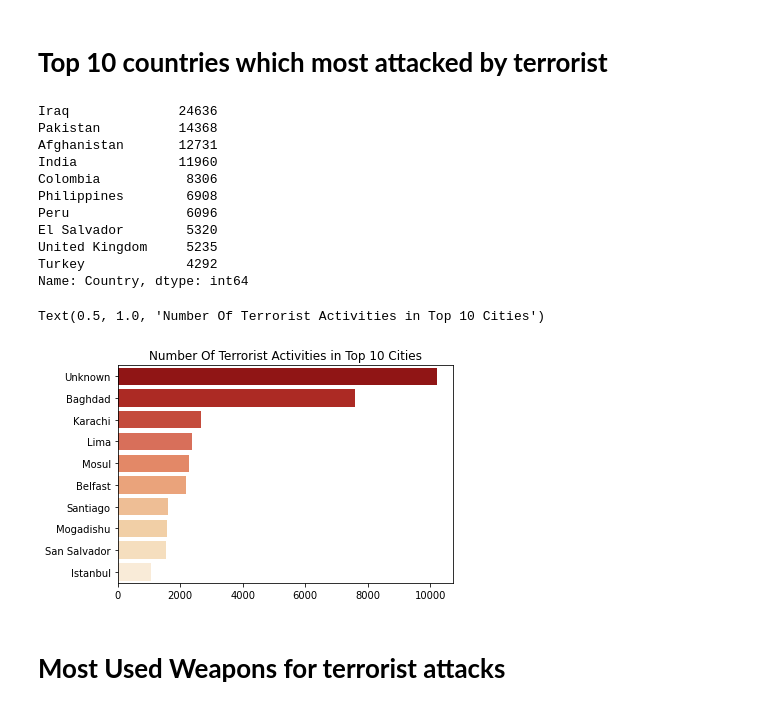
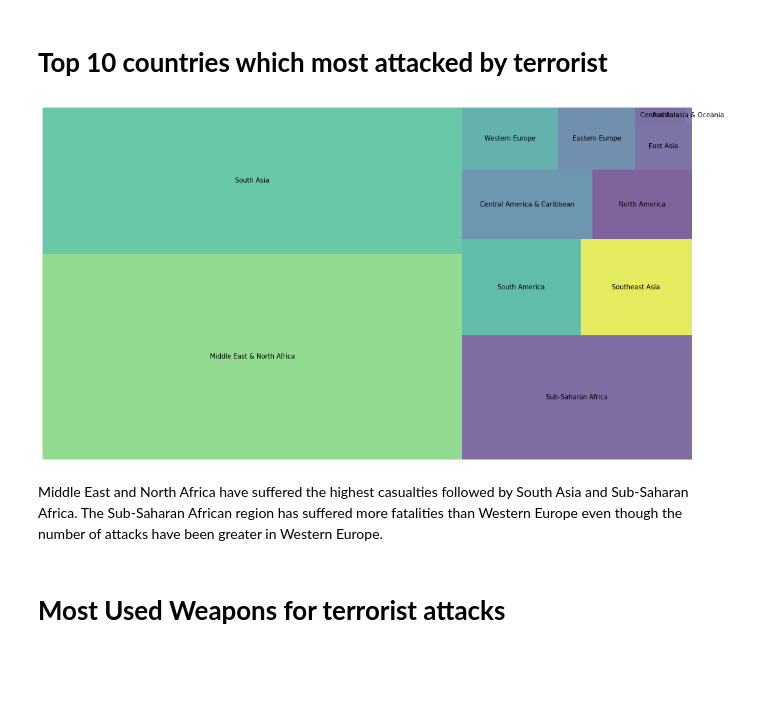
Before and after one commit to vak1997/Global-Terrorism, a Jupyter notebook: Global_Terrorism_Analysis_Capstone_Project.ipynb, the cells around one changed output. Drawn from its saved outputs; the diff is of its cells as text; code cells hidden in the pictures; blank space fills up the shorter version.

```diff
--- a/Global_Terrorism_Analysis_Capstone_Project.ipynb
+++ b/Global_Terrorism_Analysis_Capstone_Project.ipynb
@@ -336,26 +326,21 @@ Text(0.5, 1.0, 'Number Of Terrorist Activities in Top 10 Cities')
 [figure]
 # %% [markdown]
 # **Top 10 countries which most attacked by terrorist**
-# %%
-terrorism_df['Country'].value_counts().head(10)
-# %% [output]
-Iraq              24636
-Pakistan          14368
-Afghanistan       12731
-India             11960
-Colombia           8306
-Philippines        6908
-Peru               6096
-El Salvador        5320
-United Kingdom     5235
-Turkey             4292
-Name: Country, dtype: int64
-# %%
-sns.barplot(terrorism_df['City'].value_counts()[0:10].values,terrorism_df['City'].value_counts()[0:10].index,palette=('OrRd_r'))
-plt.title('Number Of Terrorist Activities in Top 10 Cities')
-# %% [output]
-Text(0.5, 1.0, 'Number Of Terrorist Activities in Top 10 Cities')
-[figure, removed]
+# %%
+data=terrorism_df.groupby(['Region']).agg({'Casualities':'sum'}).reset_index()
+# %%
+data.sort_values('Casualities',ascending=False,inplace=True)
+# %%
+fig = plt.gcf()
+fig.set_size_inches(18, 10)
+squarify.plot(sizes=data['Casualities'],label=data['Region'], alpha=.7)
+plt.axis('off')
+plt.show()
+# %% [output]
+[figure, added]
+# %% [markdown]
+Middle East and North Africa have suffered the highest casualties followed by South Asia and Sub-Saharan Africa.
+The Sub-Saharan African region has suffered more fatalities than Western Europe even though the number of attacks have been greater in Western Europe.
 # %% [markdown]
 # **Most Used Weapons for terrorist attacks**
 # %%
```
Also changed, not shown: parts of 10 cells of this notebook.
